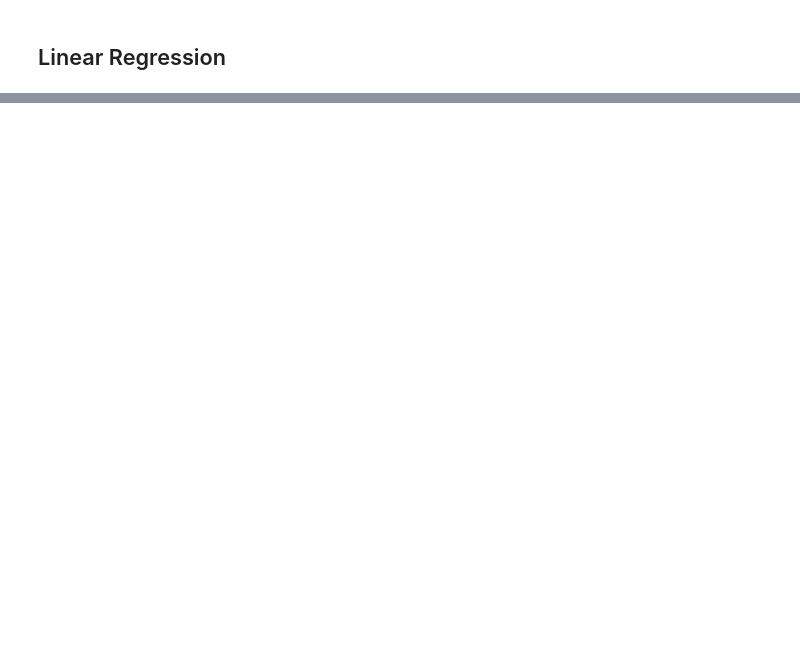
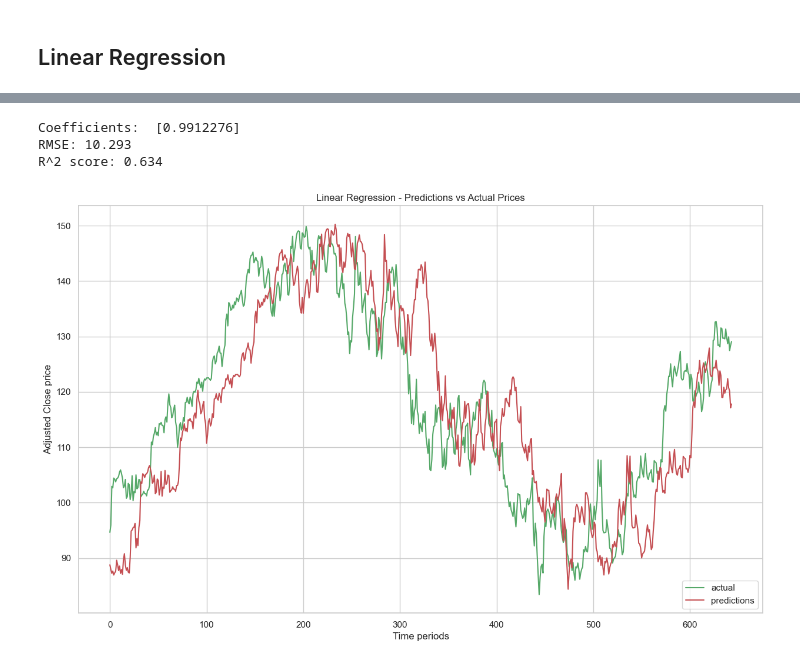
Before and after one commit to ameyagidh/StockPricePredictor, a Jupyter notebook: TimeSeries/Regression.ipynb, the cells around one changed output, grey strips where cells are left out. Cells and saved outputs as stored; diff of their text form; code cells hidden in the pictures; blank space fills up the shorter version.

```diff
--- a/TimeSeries/Regression.ipynb
+++ b/TimeSeries/Regression.ipynb
@@ -34,0 +107,6 @@ df_target.ta.ema(close='Adj Close', length=10, append=True)
+# %%
+y = np.array(df_adj['Prediction'])
+# Remove last 'n' rows
+y = y[:-forecast_out]
+
+print(y)
@@ -34,0 +116,8 @@ df_target.ta.ema(close='Adj Close', length=10, append=True)
+# %%
+train_size = int(X.shape[0]*0.7)
+
+X_train = X[0:train_size]
+y_train = y[0:train_size]
+
+X_test = X[train_size:]
+y_test = y[train_size:]
@@ -34,0 +181,31 @@ df_target.ta.ema(close='Adj Close', length=10, append=True)
+# %%
+
+# Create Linear Regression model
+lr = LinearRegression()
+
+# Train the model
+lr.fit(X_train, y_train)
+
+predictions = lr.predict(X_test)
+
+
+# The coefficients
+print('Coefficients: ', lr.coef_)
+# The mean squared error
+print('RMSE: {}'.format(round(mean_squared_error(y_test, predictions, squared=False), 3)))
+# Explained variance score: 1 is perfect prediction, 0 is random
+print('R^2 score: {}'.format(round(r2_score(y_test, predictions), 3)))
+
+x_axis = np.array(range(0, predictions.shape[0]))
+plt.plot(x_axis, y_test, color='g', label="actual")
+plt.plot(x_axis, predictions, color='r', label="predictions")
+plt.xlabel('Time periods')
+plt.ylabel('Adjusted Close price')
+plt.title('Linear Regression - Predictions vs Actual Prices')
+plt.legend(loc='lower right')
+plt.show()
+# %% [output]
+Coefficients:  [0.9912276]
+RMSE: 10.293
+R^2 score: 0.634
+[figure, added]
```
Also changed, not shown: parts of 23 cells of this notebook.
